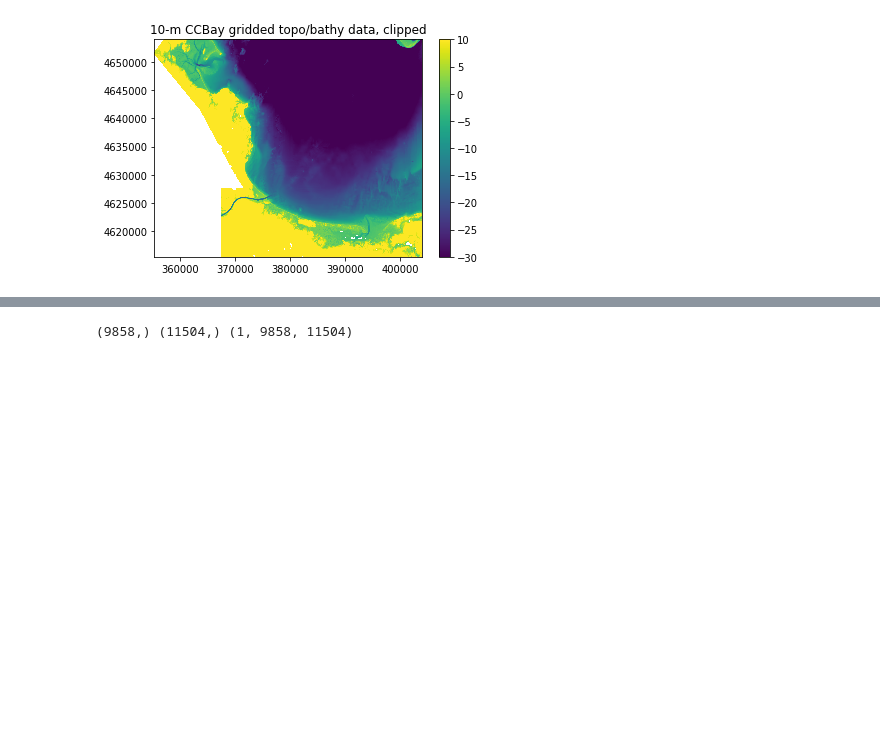
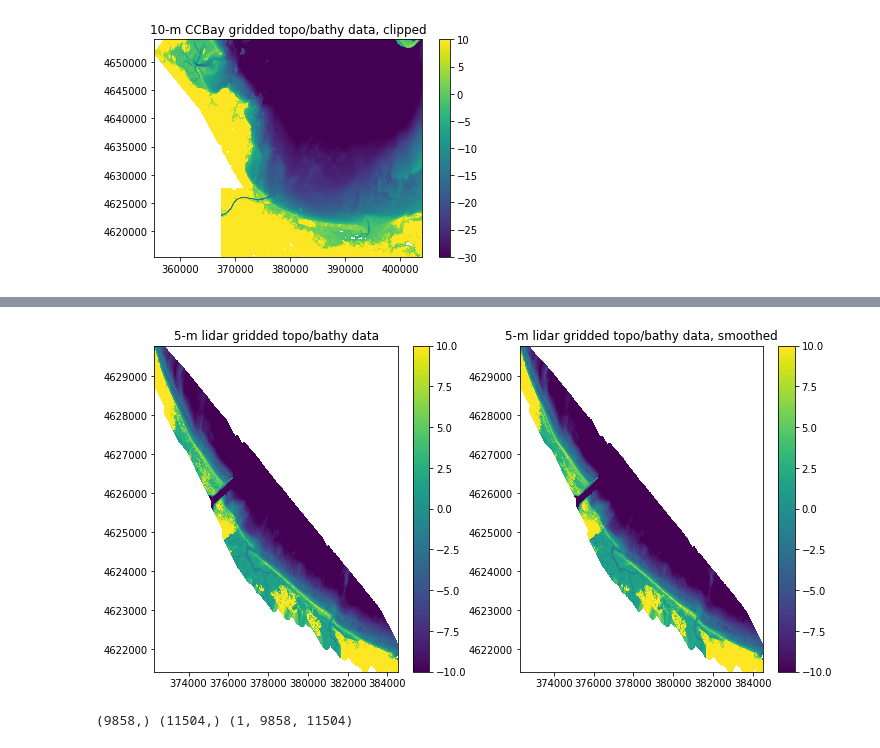
Before and after one commit to csherwood-usgs/CCBay, a Jupyter notebook: CCBay_grid_v1.ipynb, the cells around one changed output, grey strips where cells are left out. Saved outputs shown, nothing was run; the diff lists cells and outputs as text; code cells hidden in the pictures; blank space fills up the shorter version.

```diff
--- a/CCBay_grid_v1.ipynb
+++ b/CCBay_grid_v1.ipynb
@@ -336,3 +373,15 @@ plt.colorbar();
+# %%
+fig = plt.figure(figsize=(12,6))
+plt.subplot(1,2,1)
+plt.pcolormesh(xlidar,ylidar,zlidar,vmin=-10,vmax=10)
+plt.title('5-m lidar gridded topo/bathy data')
+plt.colorbar();
+plt.subplot(1,2,2)
+plt.pcolormesh(xlidar,ylidar,zlidars,vmin=-10,vmax=10)
+plt.title('5-m lidar gridded topo/bathy data, smoothed')
+plt.colorbar();
+# %% [output]
+[figure, added]
 # %%
 # This grid was generated by CRS in Photoscan
 # open the tif with XArray as a DataArray
```
Also changed, not shown: parts of 24 cells of this notebook.
